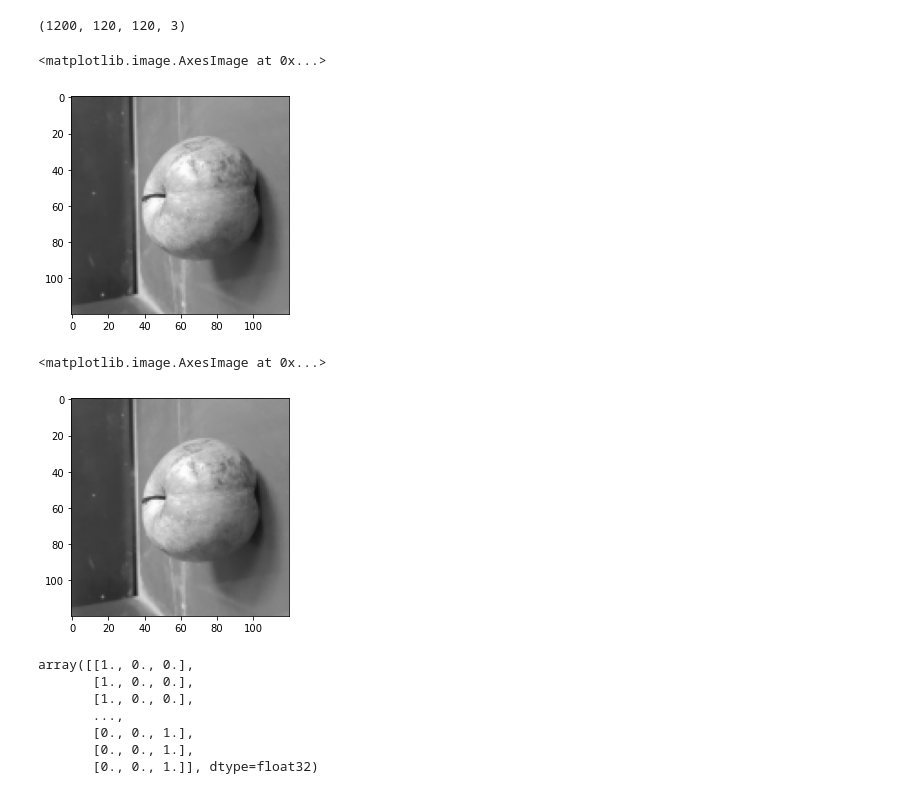
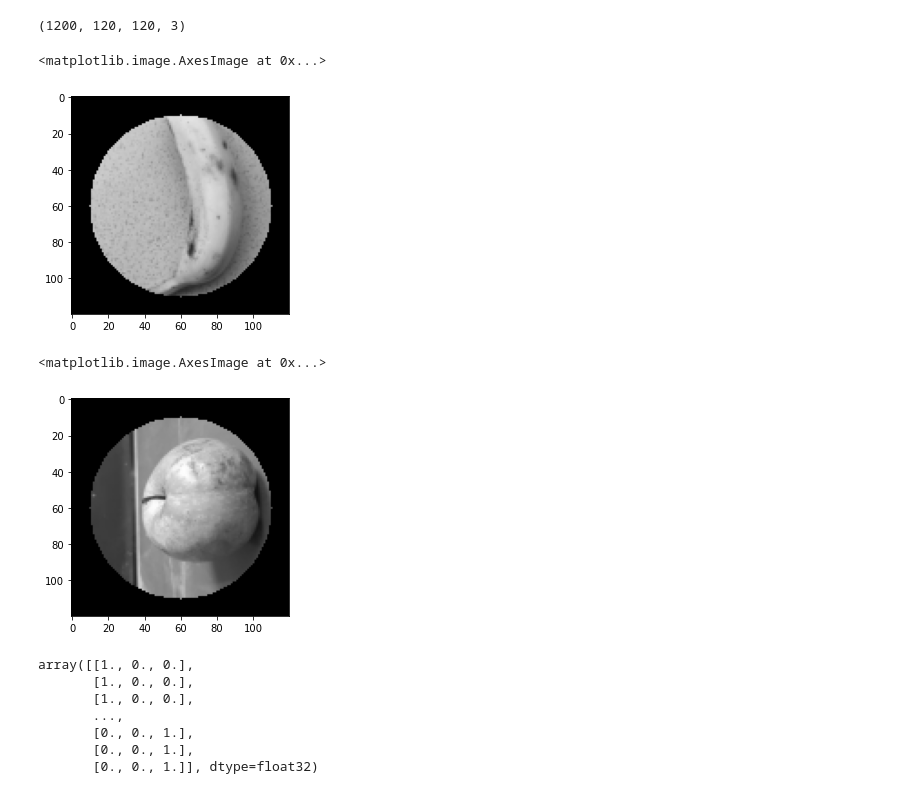
Before and after one commit to ChetanKrishna07/Fruit_Recognition, a Jupyter notebook: Fruit Recognition.ipynb, the cells around one changed output. Saved outputs shown, nothing was run; the diff lists cells and outputs as text; code cells hidden in the pictures.

Commit message:
Mask images and create model

```diff
--- a/Fruit Recognition.ipynb
+++ b/Fruit Recognition.ipynb
@@ -78,0 +81,11 @@ for i in range(len(trainX)):
+# %%
+def mask(image):
+
+    masking= np.zeros(image.shape[:2], dtype="uint8")
+    cv2.circle(masking, (60, 60), 50, 255, -1)
+    masked = cv2.bitwise_and(image, image, mask=masking)
+
+    return masked
+# %%
+for i in range(len(testX)):
+    testX[i] = mask(testX[i])
@@ -87,15 +103,15 @@ norm_testX.shape
 # %% [output]
 (1200, 120, 120, 3)
 # %%
-plt.imshow(testX[9])
+plt.imshow(testX[700])
 # %% [output]
 <matplotlib.image.AxesImage at 0x...>
-[figure, old version]
+[figure, new version]
 # %%
 plt.imshow(norm_testX[9])
 # %% [output]
 <matplotlib.image.AxesImage at 0x...>
-[figure, old version]
+[figure, new version]
 # %%
 # one hot encode target values
 classes = dict()
```
Also changed, not shown: parts of 13 cells of this notebook, 3 other files.
